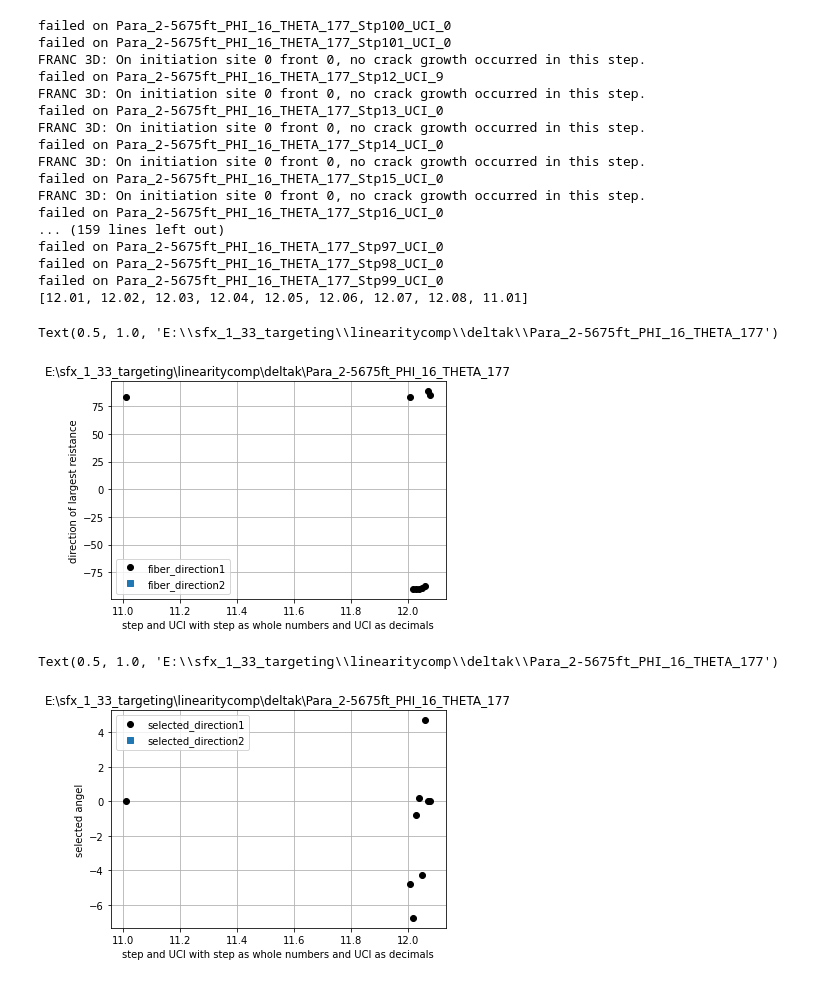
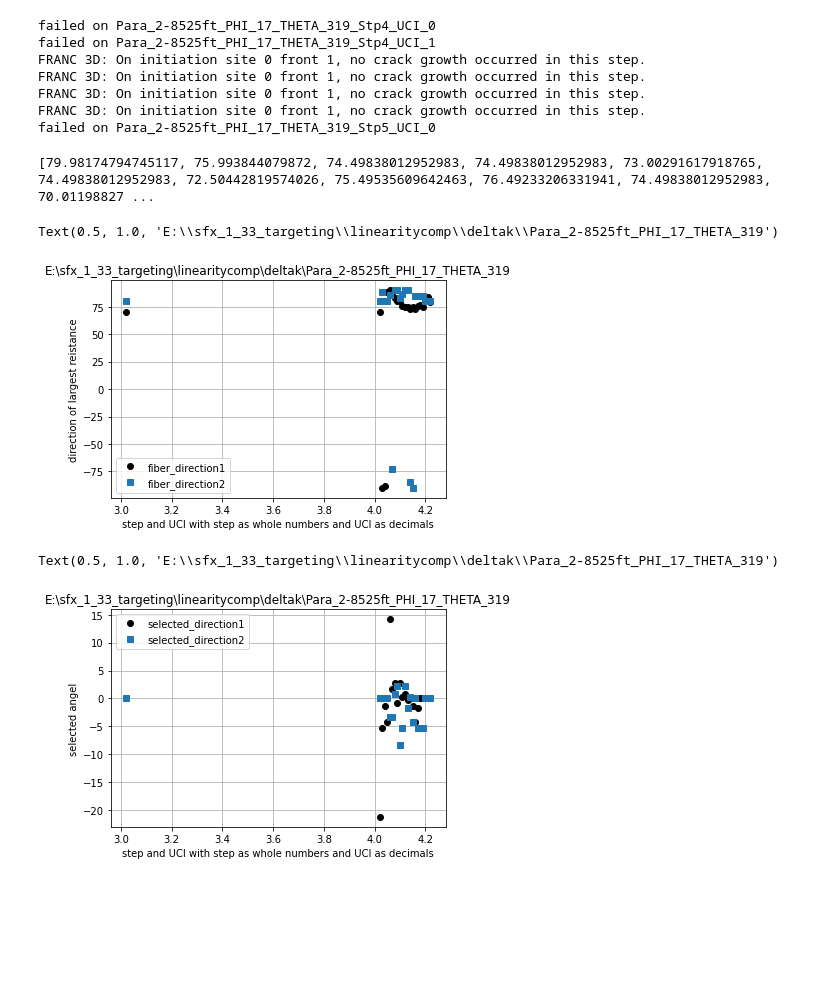
Before and after one commit to Bjorn-jo/sfxcodes, a Jupyter notebook: anglevsfibers.ipynb, the cells around one changed output. Drawn from its saved outputs; the diff is of its cells as text; code cells hidden in the pictures; blank space fills up the shorter version.

```diff
--- a/anglevsfibers.ipynb
+++ b/anglevsfibers.ipynb
@@ -306,7 +306,7 @@ def fiber_direction_finder(simulation_folder,checkpoint):
     return [max_fiber_direction_list,selected_direction_list]#,restivelist]
 # %%
 
-folder_path = 'E:\sfx_1_33_targeting\linearitycomp\deltak\Para_2-5675ft_PHI_16_THETA_177' #'Z:\\hirst\\brian_delta_k_initiation\\Para_3ft_PHI_50_THETA_260'
+folder_path = 'E:\sfx_1_33_targeting\linearitycomp\deltak\Para_2-8525ft_PHI_17_THETA_319' #'Z:\\hirst\\brian_delta_k_initiation\\Para_3ft_PHI_50_THETA_260'
 file_list = []
 fiber_direction1,fiber_direction2=[],[]
 selected_direction1,selected_direction2=[],[]
@@ -338,37 +338,31 @@ for step in file_list:
                 selected_direction2.append(a[1][1])
             else:
                 fiber_direction1.append(a[0][0])
-                #front_2_factor.append(0)
                 selected_direction1.append(a[1][0])
-
+                try:
+                    fiber_direction2.append(fiber_direction2[-1])
+                    selected_direction2.append(selected_direction2[-1])
+                except:
+                    fiber_direction2.append(0)
+                    selected_direction2.append(0)
     except:
         print('failed on '+ step)
 if len(fiber_direction2)>0:
-    fiber_direction2.append(fiber_direction2[0])
+    fiber_direction2.append(fiber_direction2[np.argmin(folder_listnum)])
     selected_direction2.append(0)
-fiber_direction1.append(fiber_direction1[0])
+fiber_direction1.append((fiber_direction1[np.argmin(folder_listnum)]))
 selected_direction1.append(0)
-folder_listnum.append(folder_listnum[0]-1)
-print(folder_listnum)
+folder_listnum.append(folder_listnum[np.argmin(folder_listnum)]-1)
+#print(folder_listnum)
 #print(folder_list)
 # %% [output]
-failed on Para_2-5675ft_PHI_16_THETA_177_Stp100_UCI_0
-failed on Para_2-5675ft_PHI_16_THETA_177_Stp101_UCI_0
-FRANC 3D: On initiation site 0 front 0, no crack growth occurred in this step.
-failed on Para_2-5675ft_PHI_16_THETA_177_Stp12_UCI_9
-FRANC 3D: On initiation site 0 front 0, no crack growth occurred in this step.
-failed on Para_2-5675ft_PHI_16_THETA_177_Stp13_UCI_0
-FRANC 3D: On initiation site 0 front 0, no crack growth occurred in this step.
-failed on Para_2-5675ft_PHI_16_THETA_177_Stp14_UCI_0
-FRANC 3D: On initiation site 0 front 0, no crack growth occurred in this step.
-failed on Para_2-5675ft_PHI_16_THETA_177_Stp15_UCI_0
-FRANC 3D: On initiation site 0 front 0, no crack growth occurred in this step.
-failed on Para_2-5675ft_PHI_16_THETA_177_Stp16_UCI_0
-... (159 lines left out)
-failed on Para_2-5675ft_PHI_16_THETA_177_Stp97_UCI_0
-failed on Para_2-5675ft_PHI_16_THETA_177_Stp98_UCI_0
-failed on Para_2-5675ft_PHI_16_THETA_177_Stp99_UCI_0
-[12.01, 12.02, 12.03, 12.04, 12.05, 12.06, 12.07, 12.08, 11.01]
+failed on Para_2-8525ft_PHI_17_THETA_319_Stp4_UCI_0
+failed on Para_2-8525ft_PHI_17_THETA_319_Stp4_UCI_1
+FRANC 3D: On initiation site 0 front 1, no crack growth occurred in this step.
+FRANC 3D: On initiation site 0 front 1, no crack growth occurred in this step.
+FRANC 3D: On initiation site 0 front 1, no crack growth occurred in this step.
+FRANC 3D: On initiation site 0 front 1, no crack growth occurred in this step.
+failed on Para_2-8525ft_PHI_17_THETA_319_Stp5_UCI_0
 # %%
 #folder_listnum[0]='0'
 #folder_listnum=list(map(int,folder_listnum))
@@ -397,9 +391,13 @@ fiber_direction1=list(np.array(fiber_direction1)*180/3.1415)
 selected_direction1 = list(np.array(selected_direction1)*180/3.1415)
 difference_between_fiber_and_selected_1 = list(abs(np.array(selected_direction1)-np.array(fiber_direction1)))
 difference_between_fiber_and_selected_2 = list(abs(np.array(selected_direction2)-np.array(fiber_direction2)))
+# %%
+print(fiber_direction1)
+# %% [output]
+[79.98174794745117, 75.993844079872, 74.49838012952983, 74.49838012952983, 73.00291617918765, 74.49838012952983, 72.50442819574026, 75.49535609642463, 76.49233206331941, 74.49838012952983, 70.01198827 ...
 # %%
 plt.plot(folder_listnum,fiber_direction1,'o',color='black',label='fiber_direction1')
-plt.plot(folder_listnum2,fiber_direction2,'s', label='fiber_direction2')
+plt.plot(folder_listnum,fiber_direction2,'s', label='fiber_direction2')
 #plt.plot([max(folder_listnum2),max(folder_listnum2)],[1,5],label='end of front 2')
 plt.xlabel('step and UCI with step as whole numbers and UCI as decimals')
 plt.ylabel('direction of largest reistance')
@@ -410,20 +408,20 @@ plt.title(folder_path)
 
 #print(max(max(fiber_direction1),max(front_2_factor)))
 # %% [output]
-Text(0.5, 1.0, 'E:\\sfx_1_33_targeting\\linearitycomp\\deltak\\Para_2-5675ft_PHI_16_THETA_177')
+Text(0.5, 1.0, 'E:\\sfx_1_33_targeting\\linearitycomp\\deltak\\Para_2-8525ft_PHI_17_THETA_319')
-[figure, old version]
+[figure, new version]
 # %%
 plt.plot(folder_listnum,selected_direction1,'o',color='black',label='selected_direction1')
-plt.plot(folder_listnum2,selected_direction2,'s', label='selected_direction2')
+plt.plot(folder_listnum,selected_direction2,'s', label='selected_direction2')
 #plt.plot([max(folder_listnum2),max(folder_listnum2)],[1,5],label='end of front 2')
 plt.xlabel('step and UCI with step as whole numbers and UCI as decimals')
 plt.ylabel('selected angel')
 plt.legend(loc='best')
 #plt.axis([20.75,21.25,1,10])
 plt.grid()
 plt.title(folder_path)
 # %% [output]
-Text(0.5, 1.0, 'E:\\sfx_1_33_targeting\\linearitycomp\\deltak\\Para_2-5675ft_PHI_16_THETA_177')
+Text(0.5, 1.0, 'E:\\sfx_1_33_targeting\\linearitycomp\\deltak\\Para_2-8525ft_PHI_17_THETA_319')
-[figure, old version]
+[figure, new version]
 # %%
 plt.plot(folder_listnum,difference_between_fiber_and_selected_1,'o',color='black',label='difference_between_fiber_and_selected_1')
```
Also changed, not shown: parts of 1 cell of this notebook.
